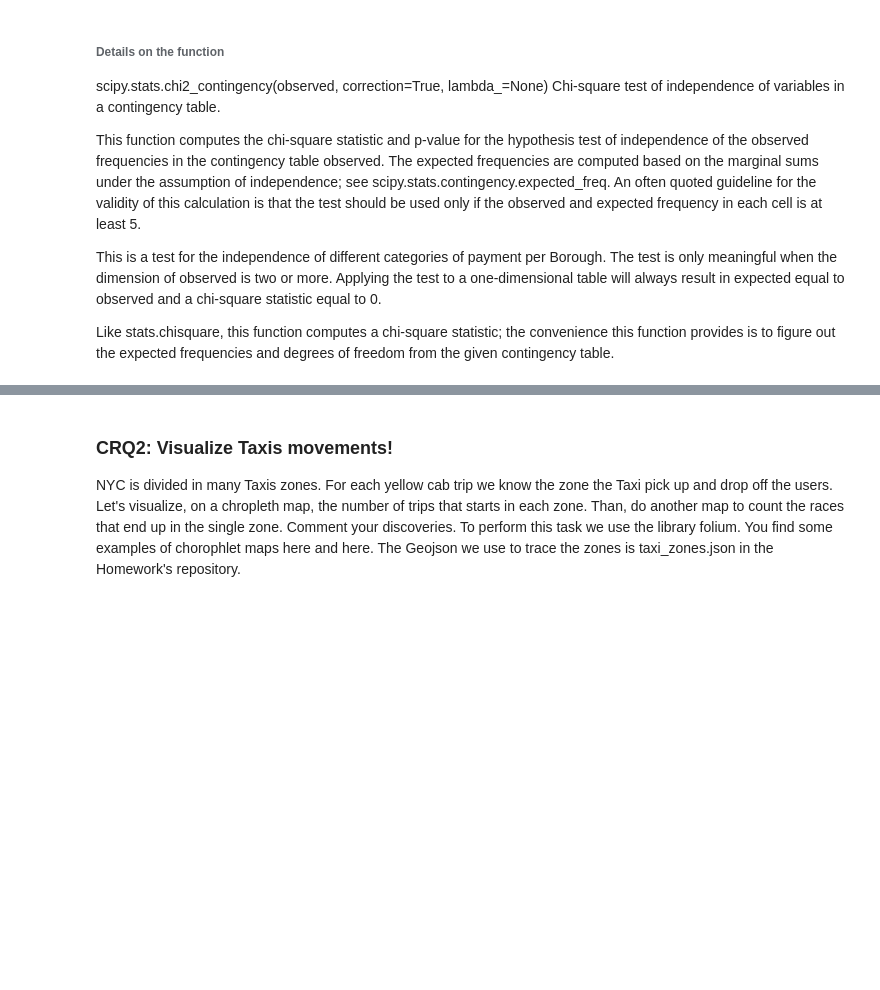
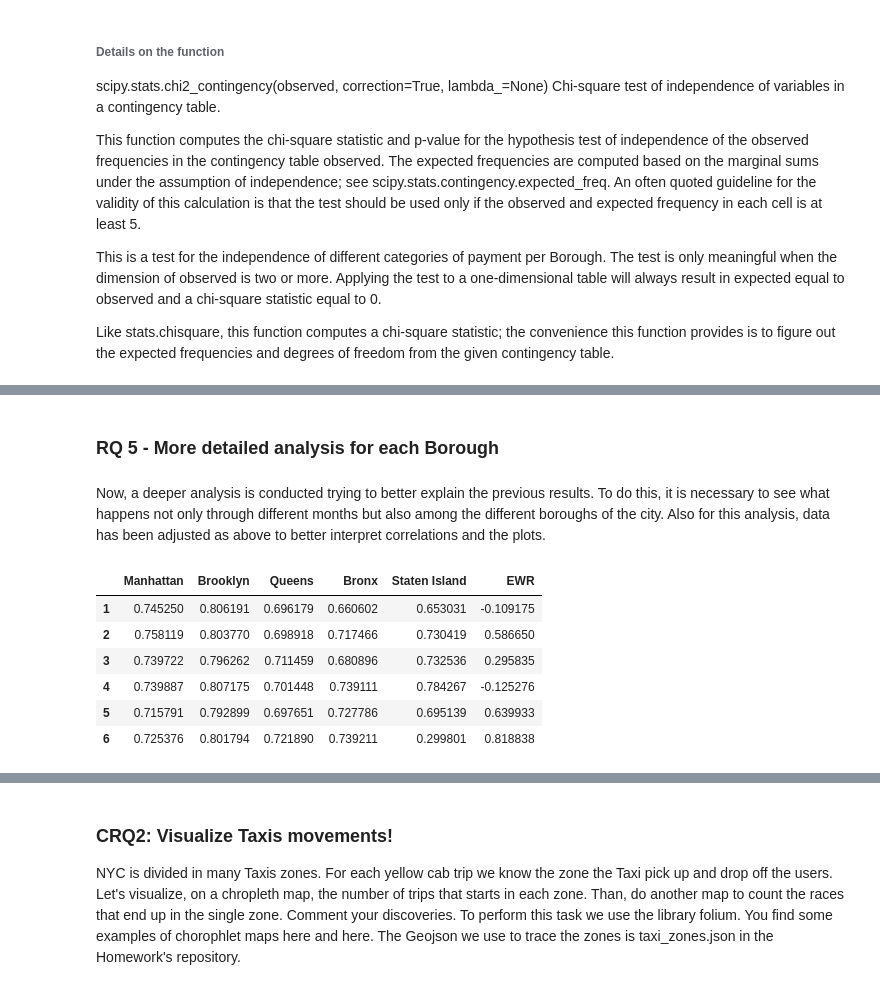
Before and after one commit to guilhermevescovi/How-do-Taxis-move-in-NYC, a Jupyter notebook: Main_pipeline.ipynb, the cells around one changed output, grey strips where cells are left out. Cells and saved outputs as stored; diff of their text form; code cells hidden in the pictures; blank space fills up the shorter version.

```diff
--- a/Main_pipeline.ipynb
+++ b/Main_pipeline.ipynb
@@ -454,0 +671,9 @@ Like stats.chisquare, this function computes a chi-square statistic; the conveni
+# %% [markdown]
+### RQ 5 - More detailed analysis for each Borough
+# %% [markdown]
+Now, a deeper analysis is conducted trying to better explain the previous results. To do this, it is necessary to see what happens not only through different months but also among the different boroughs of the city. Also for this analysis, data has been adjusted as above to better interpret correlations and the plots.
+# %%
+borough_names = ['Manhattan','Brooklyn','Queens','Bronx','Staten Island','EWR']
+correl = pd.DataFrame(columns = borough_names)
+correl_average = pd.DataFrame(columns = borough_names)
+signif = pd.DataFrame(columns = borough_names)
@@ -454,0 +728,10 @@ Like stats.chisquare, this function computes a chi-square statistic; the conveni
+# %%
+correl
+# %% [output]
+|  | Manhattan | Brooklyn | Queens | Bronx | Staten Island | EWR |
+| 1 | 0.745250 | 0.806191 | 0.696179 | 0.660602 | 0.653031 | -0.109175 |
+| 2 | 0.758119 | 0.803770 | 0.698918 | 0.717466 | 0.730419 | 0.586650 |
+| 3 | 0.739722 | 0.796262 | 0.711459 | 0.680896 | 0.732536 | 0.295835 |
+| 4 | 0.739887 | 0.807175 | 0.701448 | 0.739111 | 0.784267 | -0.125276 |
+| 5 | 0.715791 | 0.792899 | 0.697651 | 0.727786 | 0.695139 | 0.639933 |
+| 6 | 0.725376 | 0.801794 | 0.721890 | 0.739211 | 0.299801 | 0.818838 |
```
Also changed, not shown: parts of 24 cells of this notebook.
